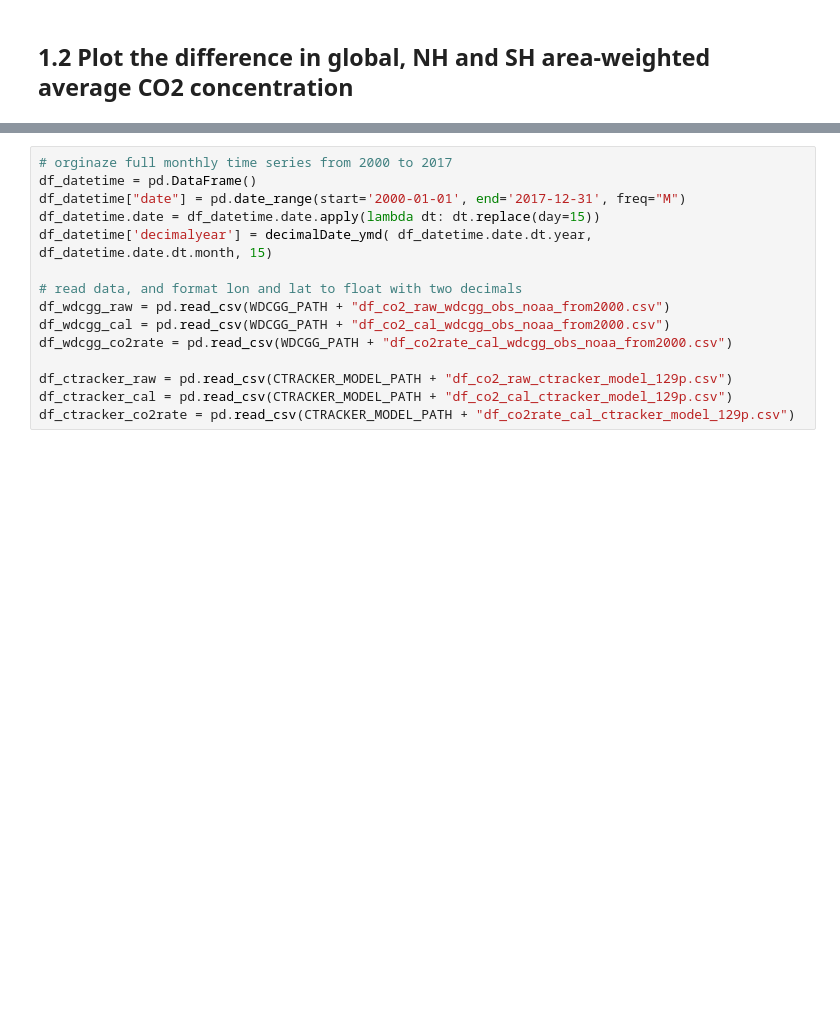
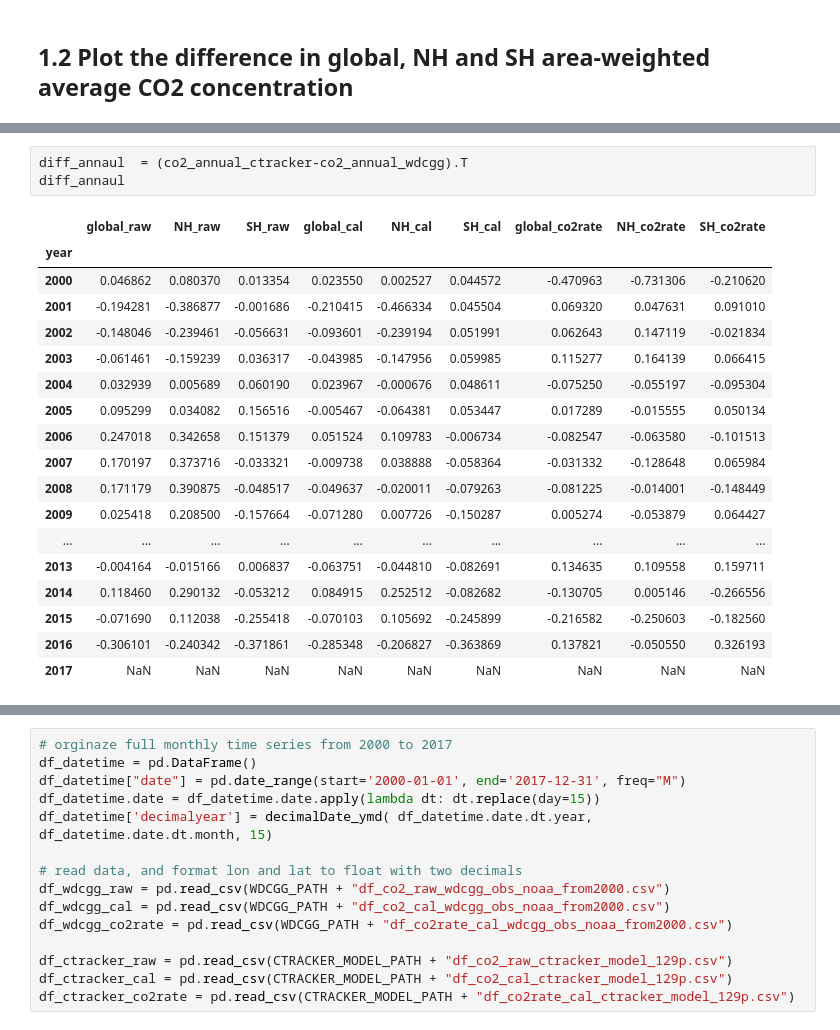
Before and after one commit to ZWsourcecode/co2, a Jupyter notebook: code/compare_wdcgg_ctracker_obs.ipynb, the cells around one changed output, grey strips where cells are left out. Cells and saved outputs as stored; diff of their text form; blank space fills up the shorter version.

```diff
--- a/code/compare_wdcgg_ctracker_obs.ipynb
+++ b/code/compare_wdcgg_ctracker_obs.ipynb
@@ -259 +249,23 @@ co2_annual_ctracker-co2_annual_wdcgg
 [figure]
+# %%
+diff_annaul  = (co2_annual_ctracker-co2_annual_wdcgg).T
+diff_annaul
+# %% [output]
+|  | global_raw | NH_raw | SH_raw | global_cal | NH_cal | SH_cal | global_co2rate | NH_co2rate | SH_co2rate |
+| year |  |  |  |  |  |  |  |  |  |
+| 2000 | 0.046862 | 0.080370 | 0.013354 | 0.023550 | 0.002527 | 0.044572 | -0.470963 | -0.731306 | -0.210620 |
+| 2001 | -0.194281 | -0.386877 | -0.001686 | -0.210415 | -0.466334 | 0.045504 | 0.069320 | 0.047631 | 0.091010 |
+| 2002 | -0.148046 | -0.239461 | -0.056631 | -0.093601 | -0.239194 | 0.051991 | 0.062643 | 0.147119 | -0.021834 |
+| 2003 | -0.061461 | -0.159239 | 0.036317 | -0.043985 | -0.147956 | 0.059985 | 0.115277 | 0.164139 | 0.066415 |
+| 2004 | 0.032939 | 0.005689 | 0.060190 | 0.023967 | -0.000676 | 0.048611 | -0.075250 | -0.055197 | -0.095304 |
+| 2005 | 0.095299 | 0.034082 | 0.156516 | -0.005467 | -0.064381 | 0.053447 | 0.017289 | -0.015555 | 0.050134 |
+| 2006 | 0.247018 | 0.342658 | 0.151379 | 0.051524 | 0.109783 | -0.006734 | -0.082547 | -0.063580 | -0.101513 |
+| 2007 | 0.170197 | 0.373716 | -0.033321 | -0.009738 | 0.038888 | -0.058364 | -0.031332 | -0.128648 | 0.065984 |
+| 2008 | 0.171179 | 0.390875 | -0.048517 | -0.049637 | -0.020011 | -0.079263 | -0.081225 | -0.014001 | -0.148449 |
+| 2009 | 0.025418 | 0.208500 | -0.157664 | -0.071280 | 0.007726 | -0.150287 | 0.005274 | -0.053879 | 0.064427 |
+| ... | ... | ... | ... | ... | ... | ... | ... | ... | ... |
+| 2013 | -0.004164 | -0.015166 | 0.006837 | -0.063751 | -0.044810 | -0.082691 | 0.134635 | 0.109558 | 0.159711 |
+| 2014 | 0.118460 | 0.290132 | -0.053212 | 0.084915 | 0.252512 | -0.082682 | -0.130705 | 0.005146 | -0.266556 |
+| 2015 | -0.071690 | 0.112038 | -0.255418 | -0.070103 | 0.105692 | -0.245899 | -0.216582 | -0.250603 | -0.182560 |
+| 2016 | -0.306101 | -0.240342 | -0.371861 | -0.285348 | -0.206827 | -0.363869 | 0.137821 | -0.050550 | 0.326193 |
+| 2017 | NaN | NaN | NaN | NaN | NaN | NaN | NaN | NaN | NaN |
```
Also changed, not shown: parts of 15 cells of this notebook, 4 other files.
